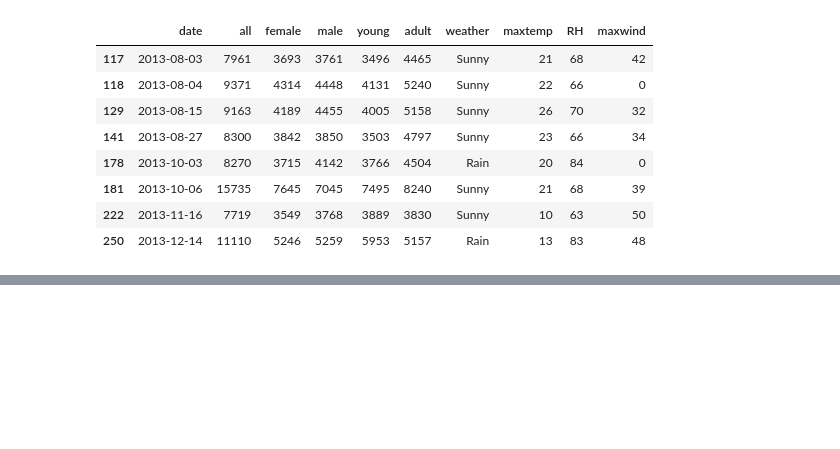
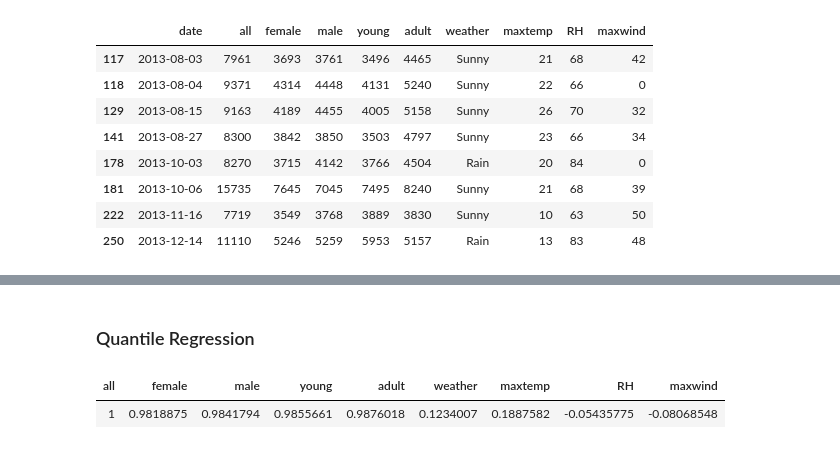
Before and after one commit to JoaoGuedes01/TIAPOSE_R_Data_Mining, a Jupyter notebook: Jupyter/Data Exploration.ipynb, the cells around one changed output, grey strips where cells are left out. Cells and saved outputs as stored; diff of their text form; code cells hidden in the pictures; blank space fills up the shorter version.

```diff
--- a/Jupyter/Data Exploration.ipynb
+++ b/Jupyter/Data Exploration.ipynb
@@ -240,0 +296,7 @@ data[data$all %in% c(7961, 9371, 9163, 8300, 8270, 15735, 7719, 11110),]
+# %% [markdown]
+### Quantile Regression
+# %%
+cor(data$all,data)
+# %% [output]
+| all | female | male | young | adult | weather | maxtemp | RH | maxwind |
+| 1 | 0.9818875 | 0.9841794 | 0.9855661 | 0.9876018 | 0.1234007 | 0.1887582 | -0.05435775 | -0.08068548 |
```
Also changed, not shown: parts of 4 cells of this notebook.
